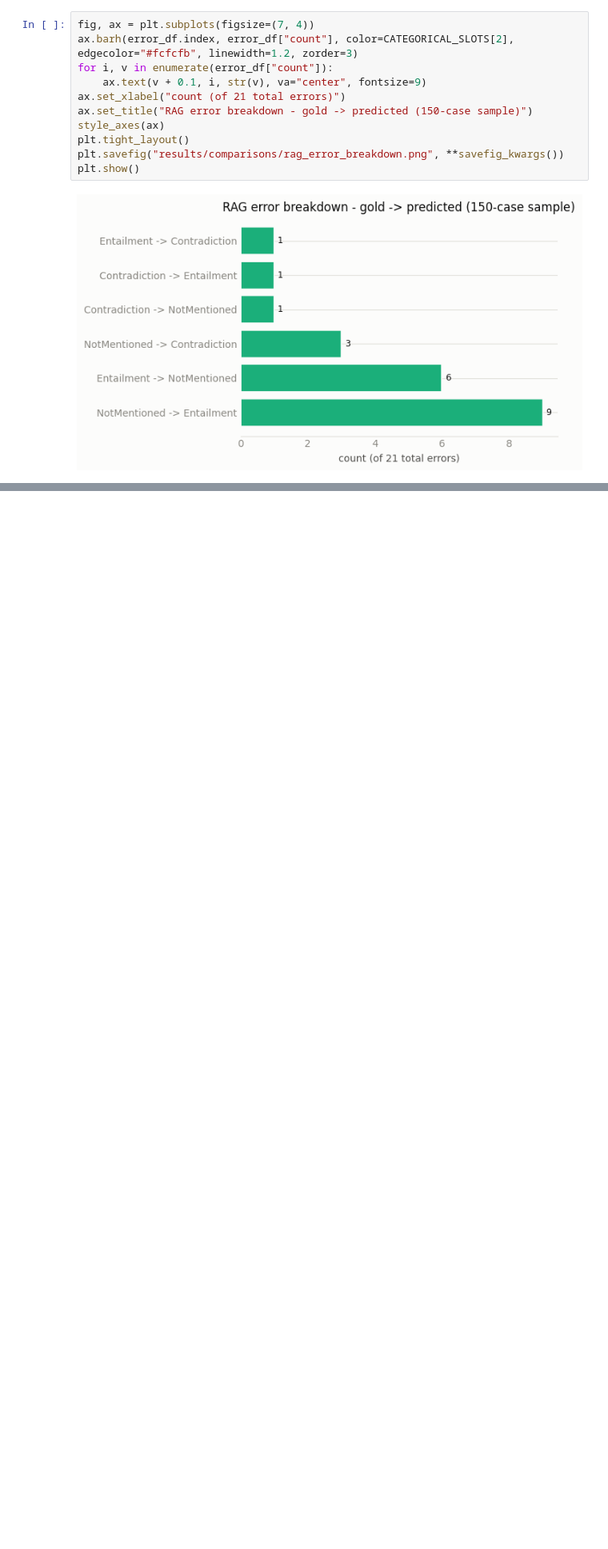
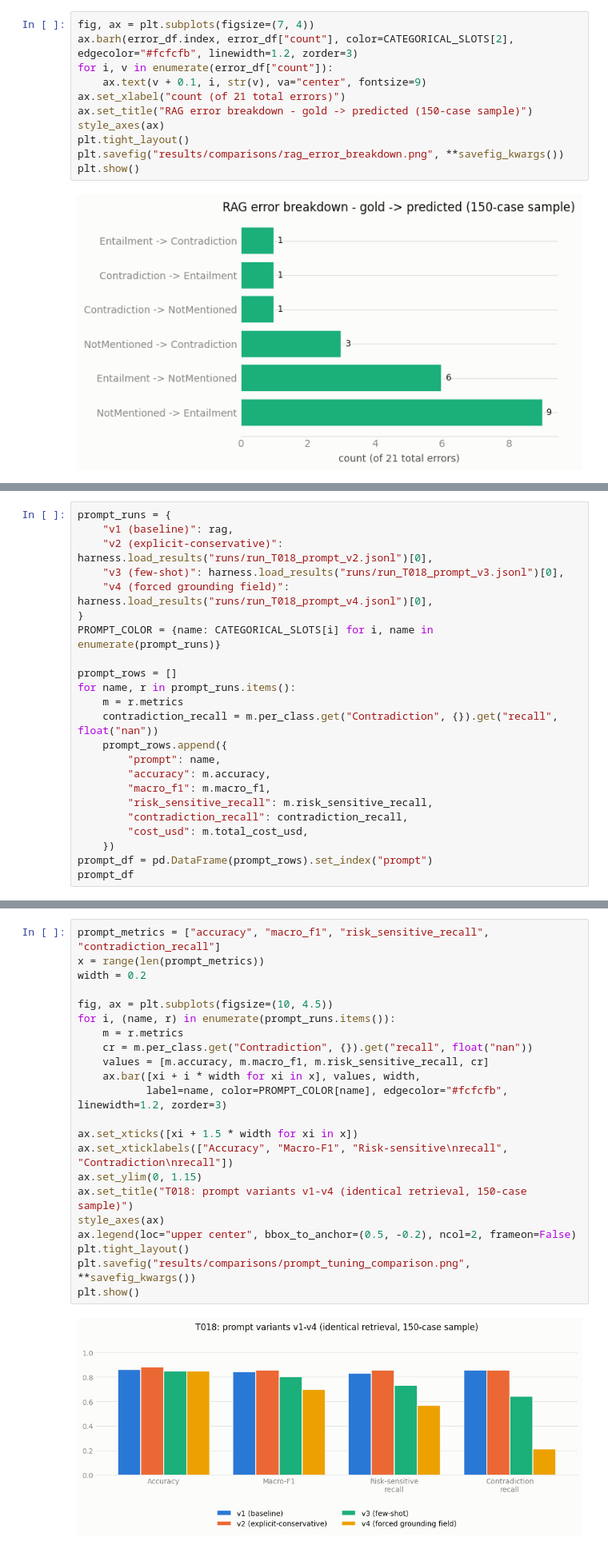
Before and after one commit to AsmithaUbaid/ndatrace, a Jupyter notebook: notebooks/05_rag_e2e.ipynb, the cells around one changed output, grey strips where cells are left out. Shown at 80% size. Saved outputs shown, nothing was run; the diff lists cells and outputs as text; blank space fills up the shorter version.

```diff
--- a/notebooks/05_rag_e2e.ipynb
+++ b/notebooks/05_rag_e2e.ipynb
@@ -145,0 +149,23 @@ plt.show()
+# %%
+prompt_runs = {
+    "v1 (baseline)": rag,
+    "v2 (explicit-conservative)": harness.load_results("runs/run_T018_prompt_v2.jsonl")[0],
+    "v3 (few-shot)": harness.load_results("runs/run_T018_prompt_v3.jsonl")[0],
+    "v4 (forced grounding field)": harness.load_results("runs/run_T018_prompt_v4.jsonl")[0],
+}
+PROMPT_COLOR = {name: CATEGORICAL_SLOTS[i] for i, name in enumerate(prompt_runs)}
+
+prompt_rows = []
+for name, r in prompt_runs.items():
+    m = r.metrics
+    contradiction_recall = m.per_class.get("Contradiction", {}).get("recall", float("nan"))
+    prompt_rows.append({
+        "prompt": name,
+        "accuracy": m.accuracy,
+        "macro_f1": m.macro_f1,
+        "risk_sensitive_recall": m.risk_sensitive_recall,
+        "contradiction_recall": contradiction_recall,
+        "cost_usd": m.total_cost_usd,
+    })
+prompt_df = pd.DataFrame(prompt_rows).set_index("prompt")
+prompt_df
@@ -145,0 +179,24 @@ plt.show()
+# %%
+prompt_metrics = ["accuracy", "macro_f1", "risk_sensitive_recall", "contradiction_recall"]
+x = range(len(prompt_metrics))
+width = 0.2
+
+fig, ax = plt.subplots(figsize=(10, 4.5))
+for i, (name, r) in enumerate(prompt_runs.items()):
+    m = r.metrics
+    cr = m.per_class.get("Contradiction", {}).get("recall", float("nan"))
+    values = [m.accuracy, m.macro_f1, m.risk_sensitive_recall, cr]
+    ax.bar([xi + i * width for xi in x], values, width,
+           label=name, color=PROMPT_COLOR[name], edgecolor="#fcfcfb", linewidth=1.2, zorder=3)
+
+ax.set_xticks([xi + 1.5 * width for xi in x])
+ax.set_xticklabels(["Accuracy", "Macro-F1", "Risk-sensitive\nrecall", "Contradiction\nrecall"])
+ax.set_ylim(0, 1.15)
+ax.set_title("T018: prompt variants v1-v4 (identical retrieval, 150-case sample)")
+style_axes(ax)
+ax.legend(loc="upper center", bbox_to_anchor=(0.5, -0.2), ncol=2, frameon=False)
+plt.tight_layout()
+plt.savefig("results/comparisons/prompt_tuning_comparison.png", **savefig_kwargs())
+plt.show()
+# %% [output]
+[figure, added]
```
Also changed, not shown: parts of 3 cells of this notebook, 13 other files.
